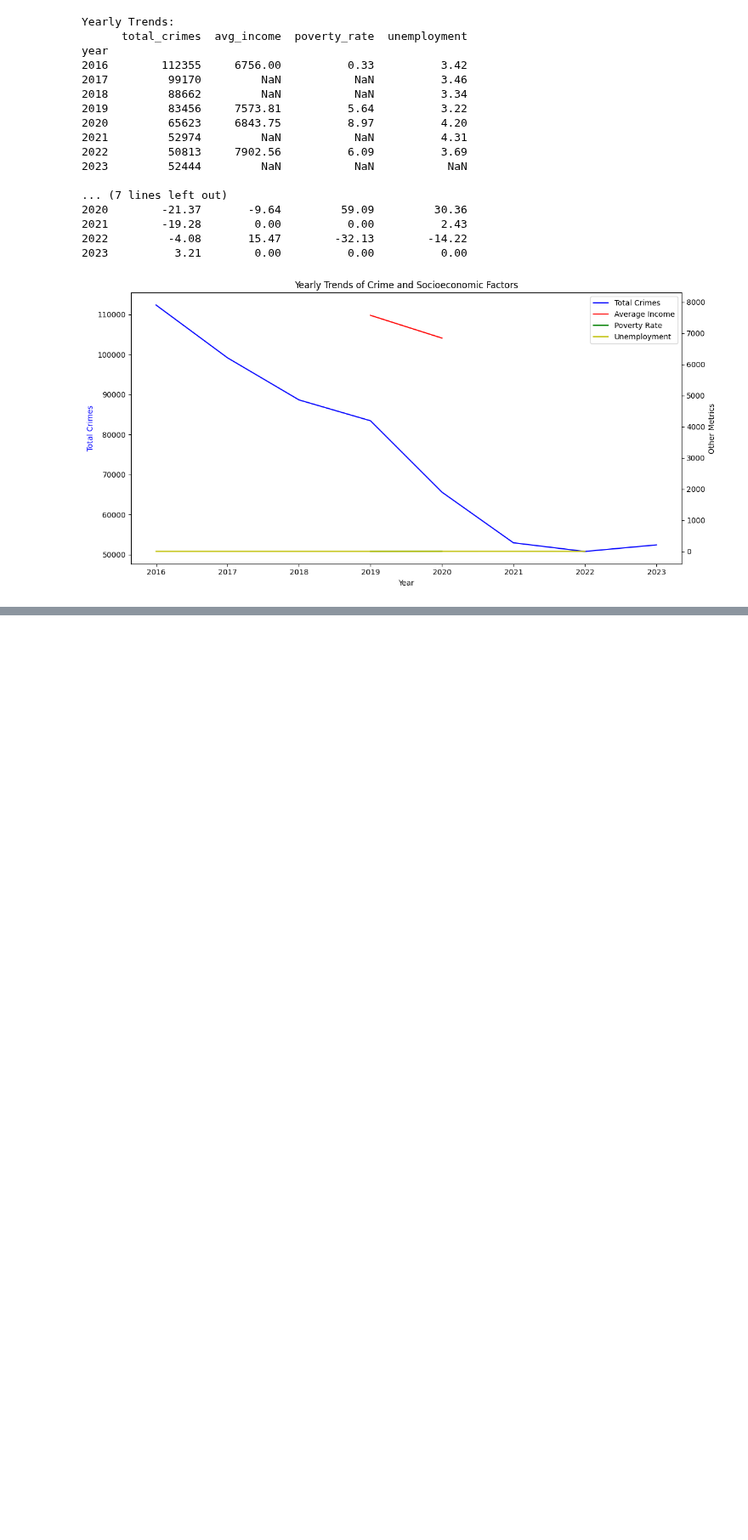
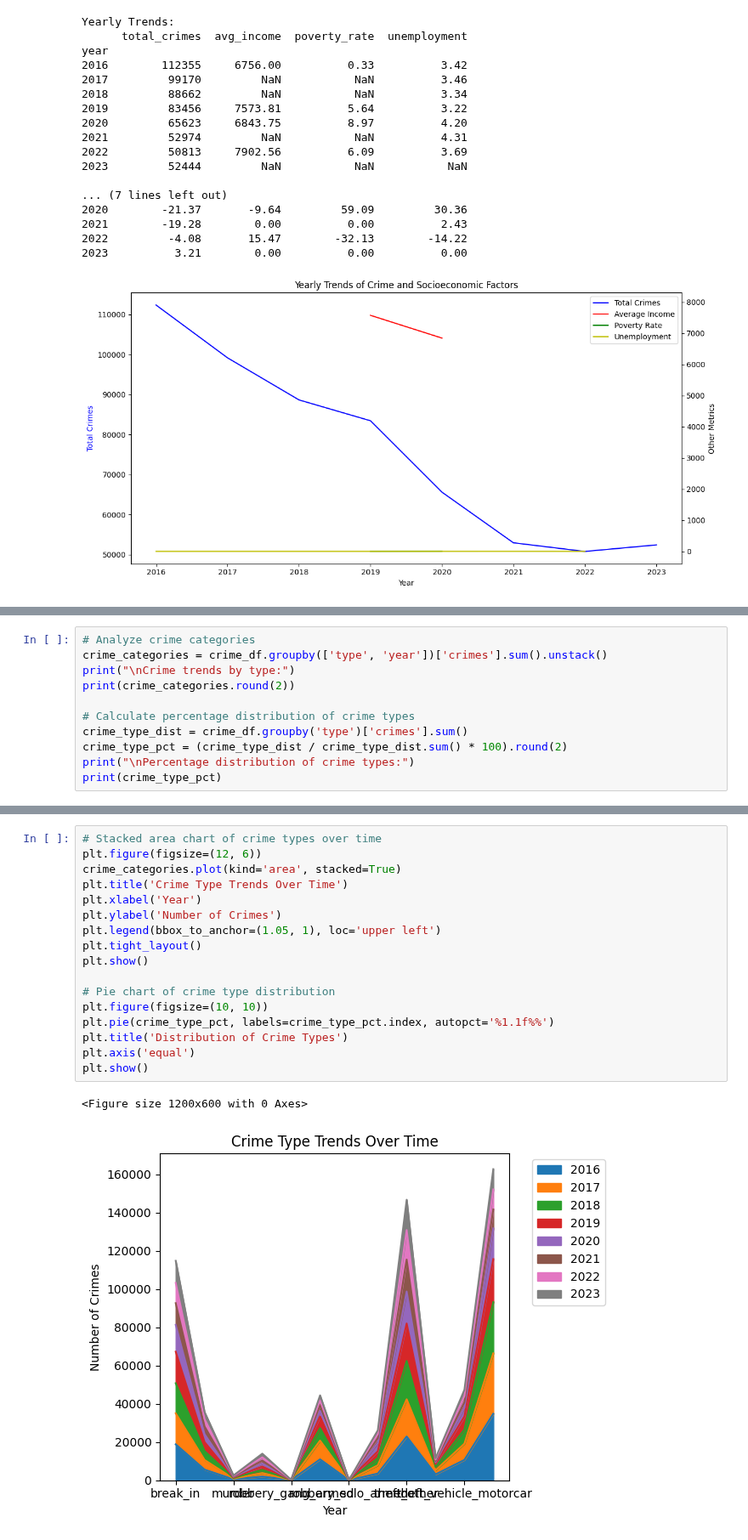
Before and after one commit to izzhamburhan/Crime-and-Socioeconomy---MY, a Jupyter notebook: notebooks/003_income_state.ipynb, the cells around one changed output, grey strips where cells are left out. Shown at 85% size. Saved outputs shown, nothing was run; the diff lists cells and outputs as text; blank space fills up the shorter version.

```diff
--- a/notebooks/003_income_state.ipynb
+++ b/notebooks/003_income_state.ipynb
@@ -201,0 +250,11 @@ year
+# %%
+# Analyze crime categories
+crime_categories = crime_df.groupby(['type', 'year'])['crimes'].sum().unstack()
+print("\nCrime trends by type:")
+print(crime_categories.round(2))
+
+# Calculate percentage distribution of crime types
+crime_type_dist = crime_df.groupby('type')['crimes'].sum()
+crime_type_pct = (crime_type_dist / crime_type_dist.sum() * 100).round(2)
+print("\nPercentage distribution of crime types:")
+print(crime_type_pct)
@@ -201,0 +279,20 @@ year
+# %%
+# Stacked area chart of crime types over time
+plt.figure(figsize=(12, 6))
+crime_categories.plot(kind='area', stacked=True)
+plt.title('Crime Type Trends Over Time')
+plt.xlabel('Year')
+plt.ylabel('Number of Crimes')
+plt.legend(bbox_to_anchor=(1.05, 1), loc='upper left')
+plt.tight_layout()
+plt.show()
+
+# Pie chart of crime type distribution
+plt.figure(figsize=(10, 10))
+plt.pie(crime_type_pct, labels=crime_type_pct.index, autopct='%1.1f%%')
+plt.title('Distribution of Crime Types')
+plt.axis('equal')
+plt.show()
+# %% [output]
+<Figure size 1200x600 with 0 Axes>
+[figure, added]
```
Also changed, not shown: parts of 6 cells of this notebook.
